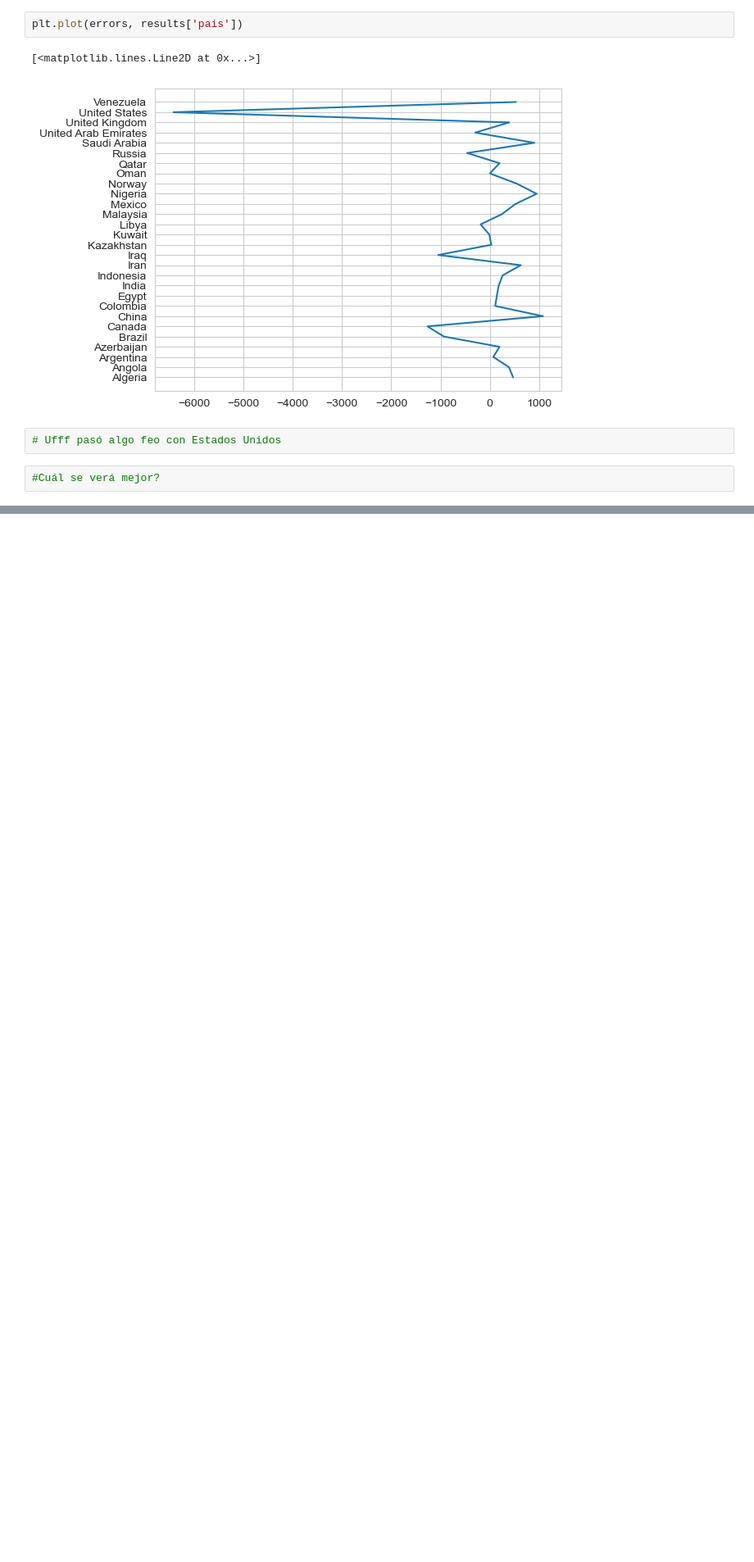
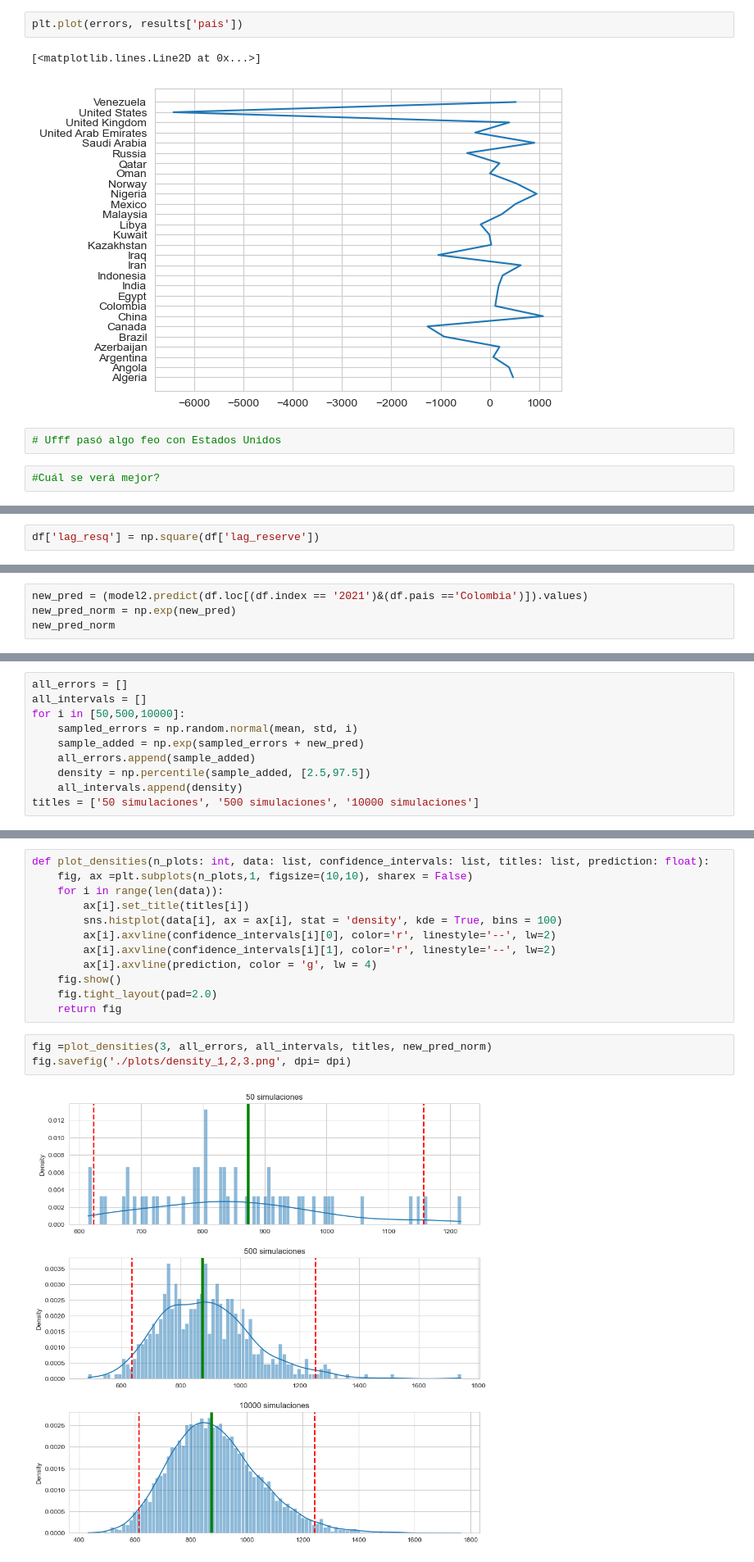
Before and after one commit to remg1997/time_series, a Jupyter notebook: Taller1/Taller1.ipynb, the cells around one changed output, grey strips where cells are left out. Shown at 82% size. Saved outputs shown, nothing was run; the diff lists cells and outputs as text; blank space fills up the shorter version.

Commit message:
New_plots

```diff
--- a/Taller1/Taller1.ipynb
+++ b/Taller1/Taller1.ipynb
@@ -250,0 +348,2 @@ plt.plot(errors, results['pais'])
+# %%
+df['lag_resq'] = np.square(df['lag_reserve'])
@@ -250,0 +375,4 @@ plt.plot(errors, results['pais'])
+# %%
+new_pred = (model2.predict(df.loc[(df.index == '2021')&(df.pais =='Colombia')]).values)
+new_pred_norm = np.exp(new_pred)
+new_pred_norm
@@ -250,0 +392,10 @@ plt.plot(errors, results['pais'])
+# %%
+all_errors = []
+all_intervals = []
+for i in [50,500,10000]:
+    sampled_errors = np.random.normal(mean, std, i)
+    sample_added = np.exp(sampled_errors + new_pred)
+    all_errors.append(sample_added)
+    density = np.percentile(sample_added, [2.5,97.5])
+    all_intervals.append(density)
+titles = ['50 simulaciones', '500 simulaciones', '10000 simulaciones']
@@ -250,0 +409,17 @@ plt.plot(errors, results['pais'])
+# %%
+def plot_densities(n_plots: int, data: list, confidence_intervals: list, titles: list, prediction: float):
+    fig, ax =plt.subplots(n_plots,1, figsize=(10,10), sharex = False)
+    for i in range(len(data)):
+        ax[i].set_title(titles[i])
+        sns.histplot(data[i], ax = ax[i], stat = 'density', kde = True, bins = 100)
+        ax[i].axvline(confidence_intervals[i][0], color='r', linestyle='--', lw=2)
+        ax[i].axvline(confidence_intervals[i][1], color='r', linestyle='--', lw=2)
+        ax[i].axvline(prediction, color = 'g', lw = 4)
+    fig.show()
+    fig.tight_layout(pad=2.0)
+    return fig
+# %%
+fig =plot_densities(3, all_errors, all_intervals, titles, new_pred_norm)
+fig.savefig('./plots/density_1,2,3.png', dpi= dpi)
+# %% [output]
+[figure, added]
```
Also changed, not shown: parts of 52 cells of this notebook, 7 other files.
